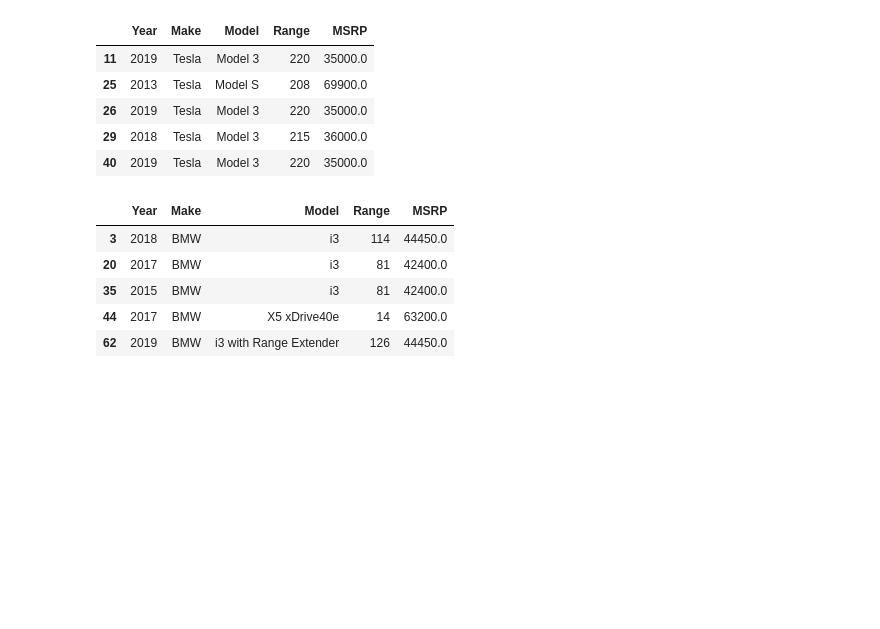
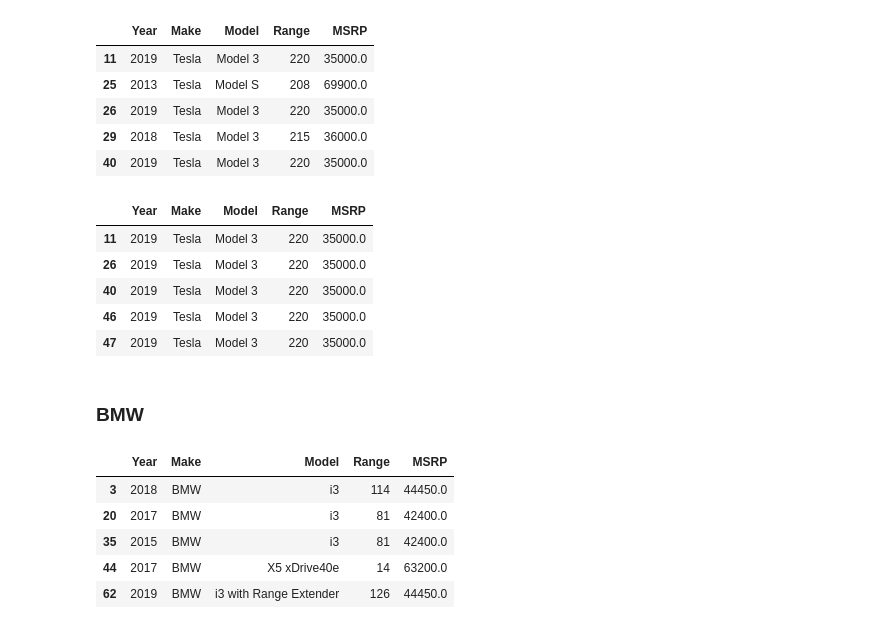
Before and after one commit to jeffersonzaki/Electric-vs-Gasoline-Vehicles, a Jupyter notebook: Technical-Notebook.zj/stats_test.ipynb, the cells around one changed output. Cells and saved outputs as stored; diff of their text form; code cells hidden in the pictures; blank space fills up the shorter version.

```diff
--- a/Technical-Notebook.zj/stats_test.ipynb
+++ b/Technical-Notebook.zj/stats_test.ipynb
@@ -11,5 +13,6 @@ from functions import *
 # %%
-tesla(ev_df).head()
+tesla_df = tesla(ev_df)
+tesla_df.head()
 # %% [output]
 |  | Year | Make | Model | Range | MSRP |
 | 11 | 2019 | Tesla | Model 3 | 220 | 35000.0 |
@@ -17,4 +20,17 @@ tesla(ev_df).head()
 | 26 | 2019 | Tesla | Model 3 | 220 | 35000.0 |
 | 29 | 2018 | Tesla | Model 3 | 215 | 36000.0 |
 | 40 | 2019 | Tesla | Model 3 | 220 | 35000.0 |
+# %%
+# Keeping only 2019 models
+tesla_df = tesla_df.loc[tesla_df.Year == 2019]
+tesla_df.head()
+# %% [output]
+|  | Year | Make | Model | Range | MSRP |
+| 11 | 2019 | Tesla | Model 3 | 220 | 35000.0 |
+| 26 | 2019 | Tesla | Model 3 | 220 | 35000.0 |
+| 40 | 2019 | Tesla | Model 3 | 220 | 35000.0 |
+| 46 | 2019 | Tesla | Model 3 | 220 | 35000.0 |
+| 47 | 2019 | Tesla | Model 3 | 220 | 35000.0 |
+# %% [markdown]
+### BMW
 # %%
```
Also changed, not shown: parts of 16 cells of this notebook, 2 other files.
